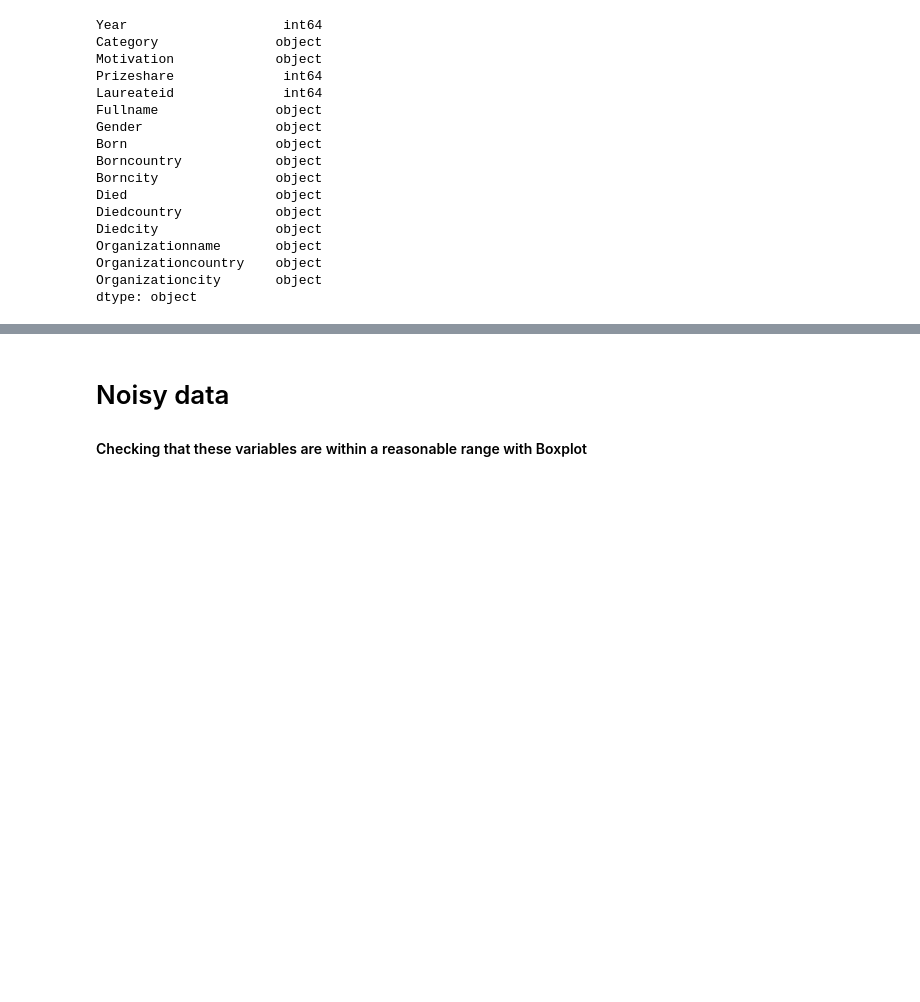
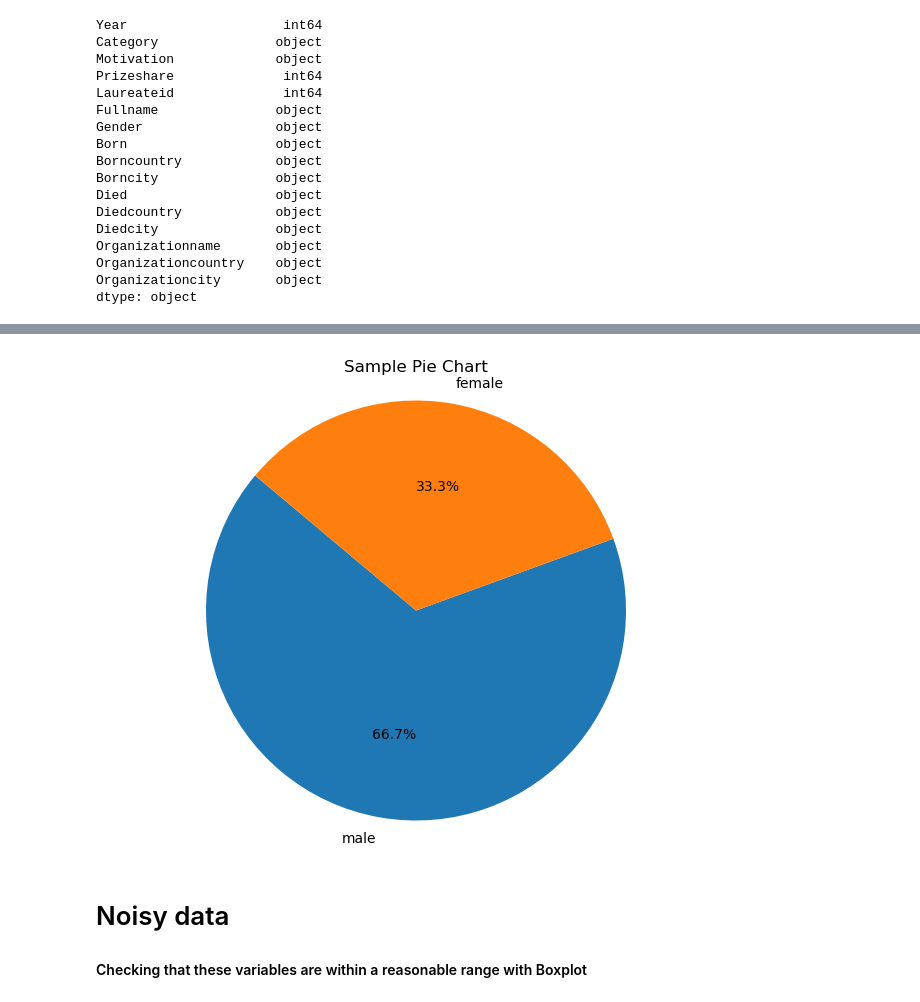
Before and after one commit to SarahB21/Project2024, a Jupyter notebook: ProjectLabelLaureate.ipynb, the cells around one changed output, grey strips where cells are left out. Cells and saved outputs as stored; diff of their text form; code cells hidden in the pictures; blank space fills up the shorter version.

```diff
--- a/ProjectLabelLaureate.ipynb
+++ b/ProjectLabelLaureate.ipynb
@@ -140,3 +160,17 @@ print(gender_new)
+# %%
+import matplotlib.pyplot as plt
+
+# Sample data
+gender_counts = {'male': 10, 'female': 5}
+
+# Plotting the pie chart
+plt.figure(figsize=(8, 6))
+plt.pie(gender_counts.values(), labels=gender_counts.keys(), autopct='%1.1f%%', startangle=140)
+plt.title('Sample Pie Chart')
+plt.axis('equal')  # Equal aspect ratio ensures that pie is drawn as a circle.
+plt.show()
+# %% [output]
+[figure, added]
 # %% [markdown]
 # Noisy data
 #### Checking that these variables are within a reasonable range with Boxplot
```
Also changed, not shown: parts of 11 cells of this notebook.
